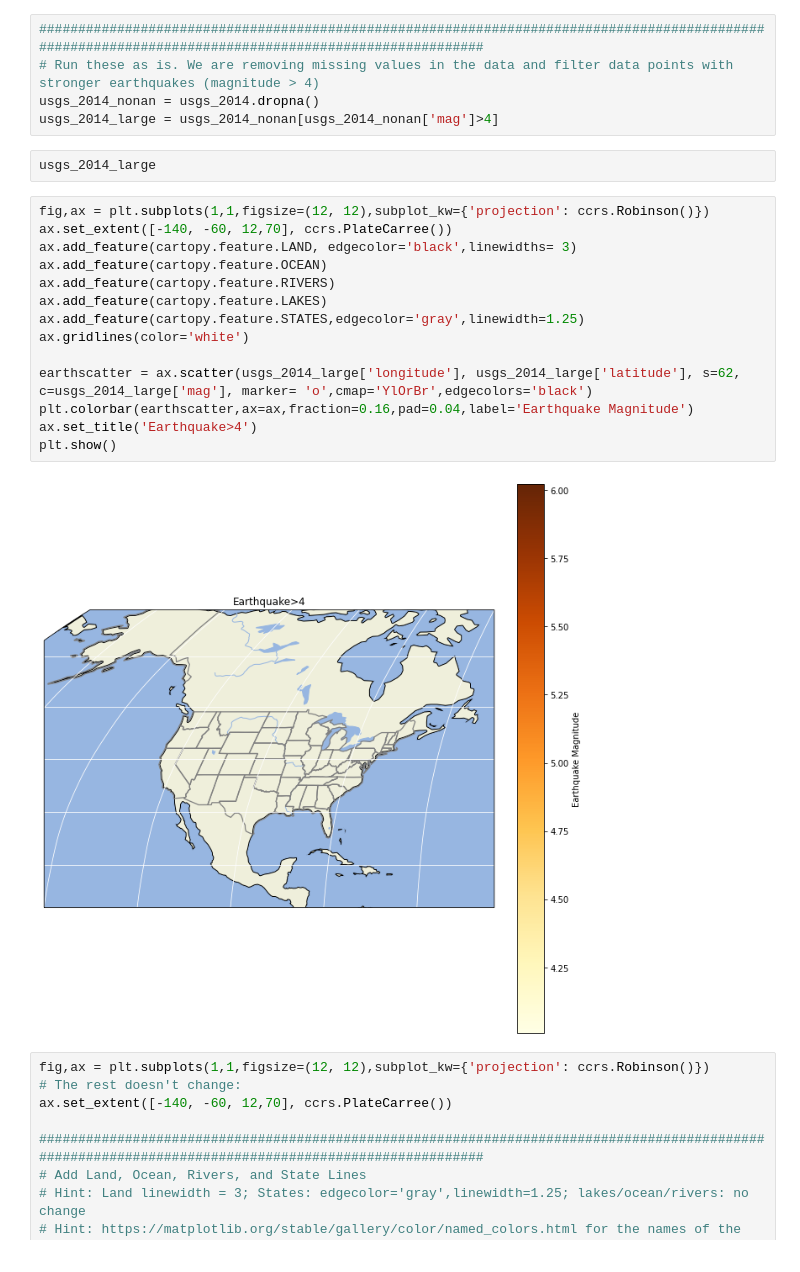
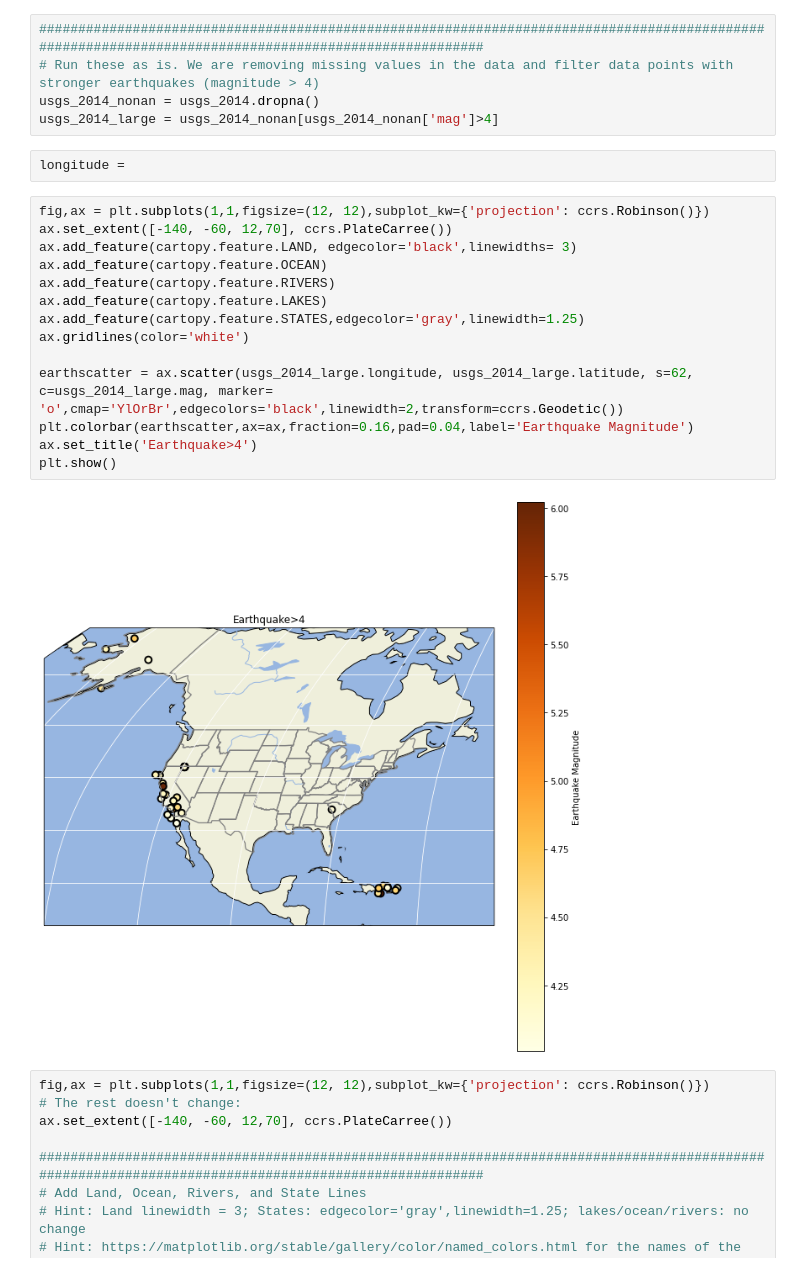
Before and after one commit to MaxHenk/2022_Intro_Python, a Jupyter notebook: Exercises/W2_S2.ipynb, the cells around one changed output. Drawn from its saved outputs; the diff is of its cells as text.

```diff
--- a/Exercises/W2_S2.ipynb
+++ b/Exercises/W2_S2.ipynb
@@ -274,24 +266,24 @@ Downloading data from 'https://unils-my.sharepoint.com/:x:/g/personal/tom_beucle
 # Run these as is. We are removing missing values in the data and filter data points with stronger earthquakes (magnitude > 4)
 usgs_2014_nonan = usgs_2014.dropna()
 usgs_2014_large = usgs_2014_nonan[usgs_2014_nonan['mag']>4]
-# %%
-usgs_2014_large
+# %%
+longitude =
 # %%
 fig,ax = plt.subplots(1,1,figsize=(12, 12),subplot_kw={'projection': ccrs.Robinson()})
 ax.set_extent([-140, -60, 12,70], ccrs.PlateCarree())
 ax.add_feature(cartopy.feature.LAND, edgecolor='black',linewidths= 3)
 ax.add_feature(cartopy.feature.OCEAN)
 ax.add_feature(cartopy.feature.RIVERS)
 ax.add_feature(cartopy.feature.LAKES)
 ax.add_feature(cartopy.feature.STATES,edgecolor='gray',linewidth=1.25)
 ax.gridlines(color='white')
 
-earthscatter = ax.scatter(usgs_2014_large['longitude'], usgs_2014_large['latitude'], s=62, c=usgs_2014_large['mag'], marker= 'o',cmap='YlOrBr',edgecolors='black')
+earthscatter = ax.scatter(usgs_2014_large.longitude, usgs_2014_large.latitude, s=62, c=usgs_2014_large.mag, marker= 'o',cmap='YlOrBr',edgecolors='black',linewidth=2,transform=ccrs.Geodetic())
 plt.colorbar(earthscatter,ax=ax,fraction=0.16,pad=0.04,label='Earthquake Magnitude')
 ax.set_title('Earthquake>4')
 plt.show()
 # %% [output]
-[figure, old version]
+[figure, new version]
 # %%
 fig,ax = plt.subplots(1,1,figsize=(12, 12),subplot_kw={'projection': ccrs.Robinson()})
 # The rest doesn't change:
```
Also changed, not shown: parts of 5 cells of this notebook.
